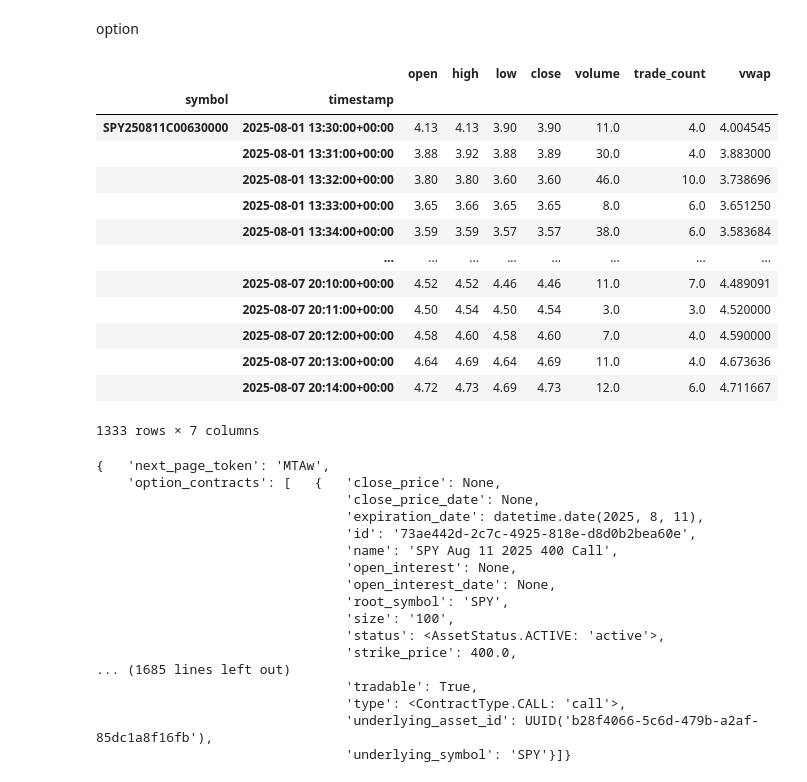
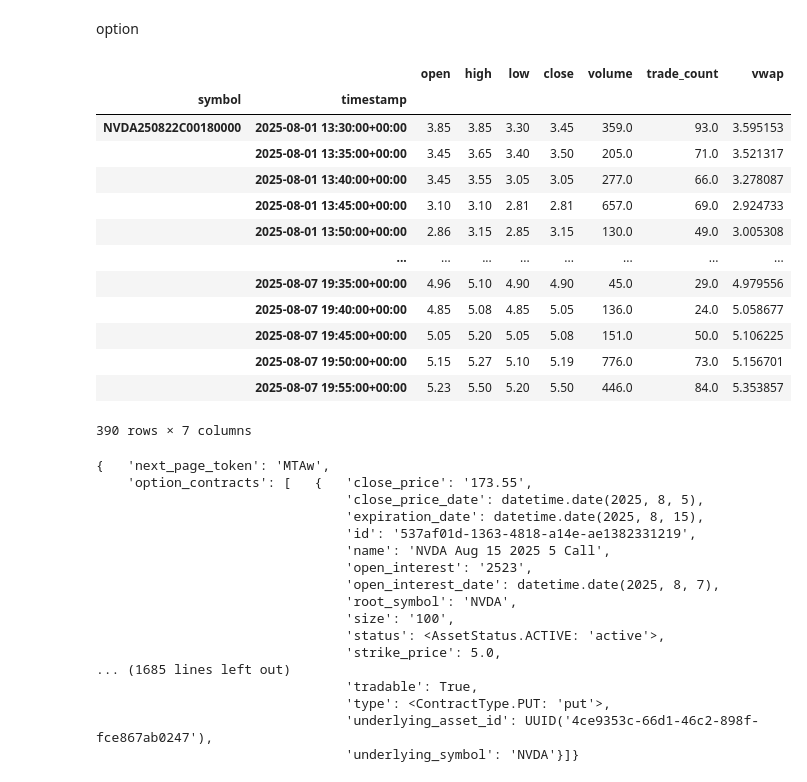
Before and after one commit to sunilsala88/batch32, a Jupyter notebook: 15_broker_api/history1.ipynb, the cells around one changed output. Saved outputs shown, nothing was run; the diff lists cells and outputs as text; code cells hidden in the pictures.

```diff
--- a/15_broker_api/history1.ipynb
+++ b/15_broker_api/history1.ipynb
@@ -88,35 +88,35 @@ option
 # %%
 from alpaca.data.historical.option import OptionHistoricalDataClient
 from alpaca.data.requests import OptionBarsRequest
 from alpaca.data.timeframe import TimeFrame, TimeFrameUnit
 import pendulum as dt
 api_key='PKCGQ99MC5FQA1P8ZSRE'
 secret_key='rkWLI1F2poiTbuERdzozfOLgVV6mrFKTH27Ugvb1'
 ohdc=OptionHistoricalDataClient(api_key,secret_key)
-req=OptionBarsRequest(symbol_or_symbols='SPY250811C00630000',
-                    timeframe=TimeFrame(amount = 1, unit = TimeFrameUnit.Minute),
+req=OptionBarsRequest(symbol_or_symbols='NVDA250822C00180000',
+                    timeframe=TimeFrame(amount = 5, unit = TimeFrameUnit.Minute),
                     start = dt.datetime(2025,8,1,1,1,1,tz=timez_zone),                          # specify start datetime, default=the beginning of the current day.
                     end=dt.datetime(2025,8,8,1,1,1,tz=timez_zone),
 
                      )
 
 data=ohdc.get_option_bars(req).df
 data
 # %% [output]
 |  |  | open | high | low | close | volume | trade_count | vwap |
 | symbol | timestamp |  |  |  |  |  |  |  |
-| SPY250811C00630000 | 2025-08-01 13:30:00+00:00 | 4.13 | 4.13 | 3.90 | 3.90 | 11.0 | 4.0 | 4.004545 |
-|  | 2025-08-01 13:31:00+00:00 | 3.88 | 3.92 | 3.88 | 3.89 | 30.0 | 4.0 | 3.883000 |
-|  | 2025-08-01 13:32:00+00:00 | 3.80 | 3.80 | 3.60 | 3.60 | 46.0 | 10.0 | 3.738696 |
-|  | 2025-08-01 13:33:00+00:00 | 3.65 | 3.66 | 3.65 | 3.65 | 8.0 | 6.0 | 3.651250 |
-|  | 2025-08-01 13:34:00+00:00 | 3.59 | 3.59 | 3.57 | 3.57 | 38.0 | 6.0 | 3.583684 |
+| NVDA250822C00180000 | 2025-08-01 13:30:00+00:00 | 3.85 | 3.85 | 3.30 | 3.45 | 359.0 | 93.0 | 3.595153 |
+|  | 2025-08-01 13:35:00+00:00 | 3.45 | 3.65 | 3.40 | 3.50 | 205.0 | 71.0 | 3.521317 |
+|  | 2025-08-01 13:40:00+00:00 | 3.45 | 3.55 | 3.05 | 3.05 | 277.0 | 66.0 | 3.278087 |
+|  | 2025-08-01 13:45:00+00:00 | 3.10 | 3.10 | 2.81 | 2.81 | 657.0 | 69.0 | 2.924733 |
+|  | 2025-08-01 13:50:00+00:00 | 2.86 | 3.15 | 2.85 | 3.15 | 130.0 | 49.0 | 3.005308 |
 |  | ... | ... | ... | ... | ... | ... | ... | ... |
-|  | 2025-08-07 20:10:00+00:00 | 4.52 | 4.52 | 4.46 | 4.46 | 11.0 | 7.0 | 4.489091 |
-|  | 2025-08-07 20:11:00+00:00 | 4.50 | 4.54 | 4.50 | 4.54 | 3.0 | 3.0 | 4.520000 |
-|  | 2025-08-07 20:12:00+00:00 | 4.58 | 4.60 | 4.58 | 4.60 | 7.0 | 4.0 | 4.590000 |
-|  | 2025-08-07 20:13:00+00:00 | 4.64 | 4.69 | 4.64 | 4.69 | 11.0 | 4.0 | 4.673636 |
-|  | 2025-08-07 20:14:00+00:00 | 4.72 | 4.73 | 4.69 | 4.73 | 12.0 | 6.0 | 4.711667 |
+|  | 2025-08-07 19:35:00+00:00 | 4.96 | 5.10 | 4.90 | 4.90 | 45.0 | 29.0 | 4.979556 |
+|  | 2025-08-07 19:40:00+00:00 | 4.85 | 5.08 | 4.85 | 5.05 | 136.0 | 24.0 | 5.058677 |
+|  | 2025-08-07 19:45:00+00:00 | 5.05 | 5.20 | 5.05 | 5.08 | 151.0 | 50.0 | 5.106225 |
+|  | 2025-08-07 19:50:00+00:00 | 5.15 | 5.27 | 5.10 | 5.19 | 776.0 | 73.0 | 5.156701 |
+|  | 2025-08-07 19:55:00+00:00 | 5.23 | 5.50 | 5.20 | 5.50 | 446.0 | 84.0 | 5.353857 |
-1333 rows × 7 columns
+390 rows × 7 columns
 # %%
 from alpaca.trading.requests import GetOptionContractsRequest
 from alpaca.trading.enums import AssetStatus
@@ -128,7 +128,7 @@ trade_client = TradingClient(api_key=api_key, secret_key=secret_key)
 # - get_option_contracts() is a new method to get list of options contracts
 # - in this example, we get 2 options contracts for SPY,AAPL
 # - you can continue to fetch options contracts by specifying page_token from next_page_token of response
-underlying_symbols = ["SPY"]
+underlying_symbols = ["NVDA"]
 req = GetOptionContractsRequest(
     underlying_symbols = underlying_symbols,               # specify underlying symbols
     status = AssetStatus.ACTIVE,                           # specify asset status: active (default)
@@ -147,19 +147,19 @@ res = trade_client.get_option_contracts(req)
 res
 # %% [output]
 {   'next_page_token': 'MTAw',
-    'option_contracts': [   {   'close_price': None,
-                                'close_price_date': None,
-                                'expiration_date': datetime.date(2025, 8, 11),
-                                'id': '73ae442d-2c7c-4925-818e-d8d0b2bea60e',
-                                'name': 'SPY Aug 11 2025 400 Call',
-                                'open_interest': None,
-                                'open_interest_date': None,
-                                'root_symbol': 'SPY',
+    'option_contracts': [   {   'close_price': '173.55',
+                                'close_price_date': datetime.date(2025, 8, 5),
+                                'expiration_date': datetime.date(2025, 8, 15),
+                                'id': '537af01d-1363-4818-a14e-ae1382331219',
+                                'name': 'NVDA Aug 15 2025 5 Call',
+                                'open_interest': '2523',
+                                'open_interest_date': datetime.date(2025, 8, 7),
+                                'root_symbol': 'NVDA',
                                 'size': '100',
                                 'status': <AssetStatus.ACTIVE: 'active'>,
-                                'strike_price': 400.0,
+                                'strike_price': 5.0,
 ... (1685 lines left out)
                                 'tradable': True,
-                                'type': <ContractType.CALL: 'call'>,
-                                'underlying_asset_id': UUID('b28f4066-5c6d-479b-a2af-85dc1a8f16fb'),
-                                'underlying_symbol': 'SPY'}]}
+                                'type': <ContractType.PUT: 'put'>,
+                                'underlying_asset_id': UUID('4ce9353c-66d1-46c2-898f-fce867ab0247'),
+                                'underlying_symbol': 'NVDA'}]}
```
Also changed, not shown: 1 other file.
